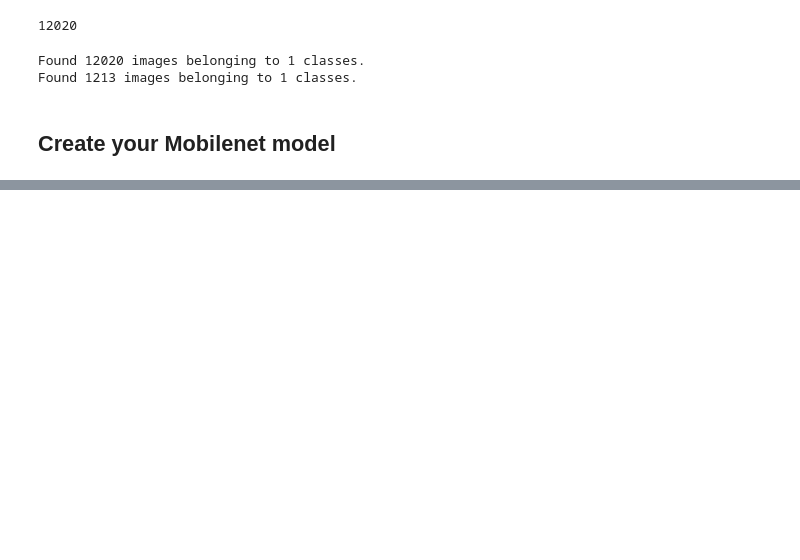
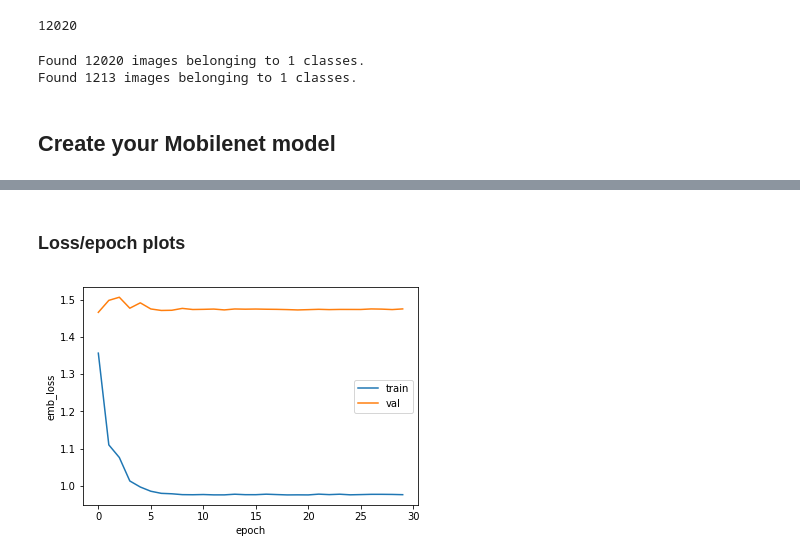
Before and after one commit to 0xRampey/mobilenet-facenet-distillation, a Jupyter notebook: Mobilenet_distillation.ipynb, the cells around one changed output, grey strips where cells are left out. Cells and saved outputs as stored; diff of their text form; code cells hidden in the pictures; blank space fills up the shorter version.

```diff
--- a/Mobilenet_distillation.ipynb
+++ b/Mobilenet_distillation.ipynb
@@ -61,5 +72,5 @@ temperature = 5.0
 # %%
-def get_mobilenet(dropout, input_size = 160, alpha = 1 ):
+def get_mobilenet(input_size = 160, alpha = 1 ):
 
     input_shape = (input_size, input_size, 3)
     base_model = MobileNet(
@@ -68,7 +79,8 @@ def get_mobilenet(dropout, input_size = 160, alpha = 1 ):
     )
     x = base_model.output
     x = GlobalAveragePooling2D()(x)
-    logits = Dense(512)(x)
+    x = Dropout(0.1)(x)
+    logits = Dense(512, kernel_regularizer = regularizers.l2(0.001))(x)
     l2_norm = Lambda(lambda  x: K.l2_normalize(x,axis=1))(logits)
     model = Model(base_model.input, l2_norm)
 
@@ -76,6 +88,6 @@ def get_mobilenet(dropout, input_size = 160, alpha = 1 ):
         layer.trainable = False
     return model
 
-model = get_mobilenet(dropout = 1e-3)
+model = get_mobilenet()
 print(model.summary())
 # %% [output]
@@ -116,3 +111,4 @@ def knowledge_distillation_loss(y_true, y_pred, lambda_const):
 # %%
-def accuracy(y_true, y_pred):
-    return categorical_accuracy(y_true, y_pred)
+def embedding_loss(y_true, y_pred):
+
+    return K.mean(K.sum(K.square(y_true - y_pred), axis = 1))
@@ -123,17 +115,17 @@ def soft_logloss(y_true, y_pred):
 # %%
-lambda_const = 0.07
 
 model.compile(
-    optimizer=optimizers.SGD(lr=1e-1, momentum=0.9, nesterov=True),
-    loss='mean_squared_error',
-    metrics=[accuracy, soft_logloss]
+    optimizer=optimizers.SGD(lr=1e-1, momentum=0.9, nesterov=True), #SGD has the best generalization capability
+#     optimizer = optimizers.RMSprop(lr=1e-5),
+    loss=embedding_loss,
+    metrics=[embedding_loss]
 )
 # %%
 model.fit_generator(
     train_generator,
     steps_per_epoch=400, epochs=30, verbose=1,
     callbacks=[
-        ReduceLROnPlateau(monitor='val_accuracy', factor=0.1, patience=2, epsilon=0.007)
+        ReduceLROnPlateau(monitor='val_embedding_loss', factor=0.1, patience=2, epsilon=0.007)
     ],
     validation_data=val_generator, validation_steps=80, workers=4
 )
@@ -146,0 +151,10 @@ KeyboardInterrupt:
+# %% [markdown]
+### Loss/epoch plots
+# %%
+plt.plot(model.history.history['embedding_loss'], label='train');
+plt.plot(model.history.history['val_embedding_loss'], label='val');
+plt.legend();
+plt.xlabel('epoch');
+plt.ylabel('emb_loss');
+# %% [output]
+[figure, added]
```
Also changed, not shown: parts of 9 cells of this notebook, 1 other file.
